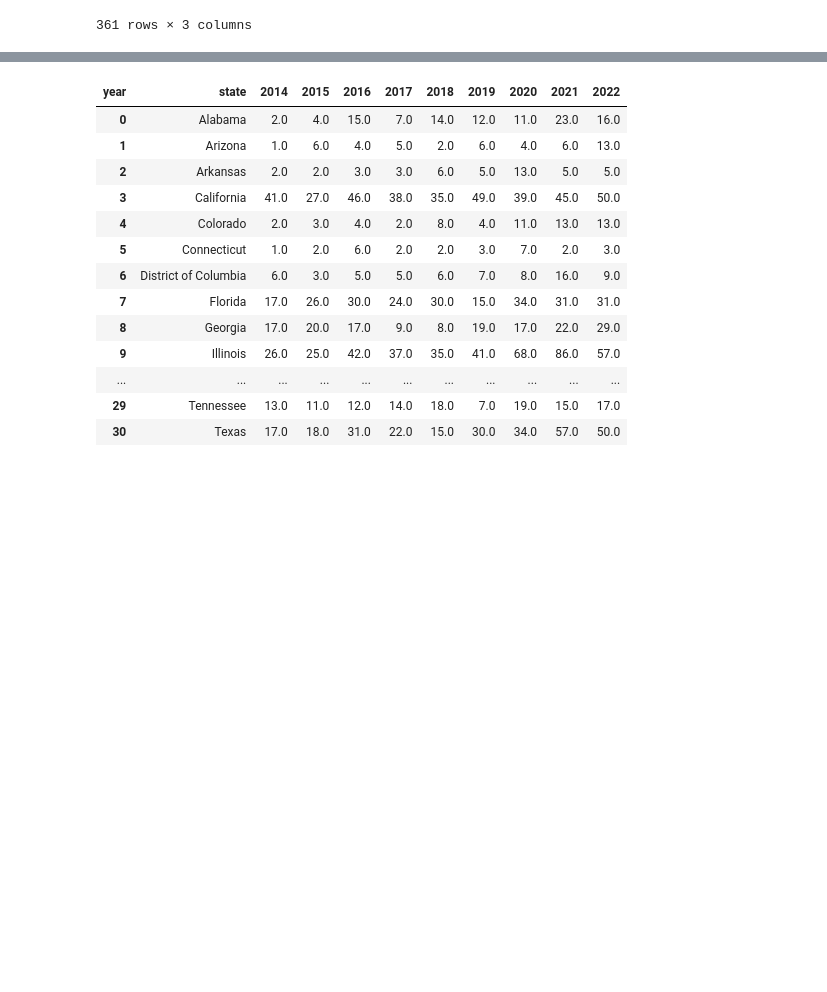
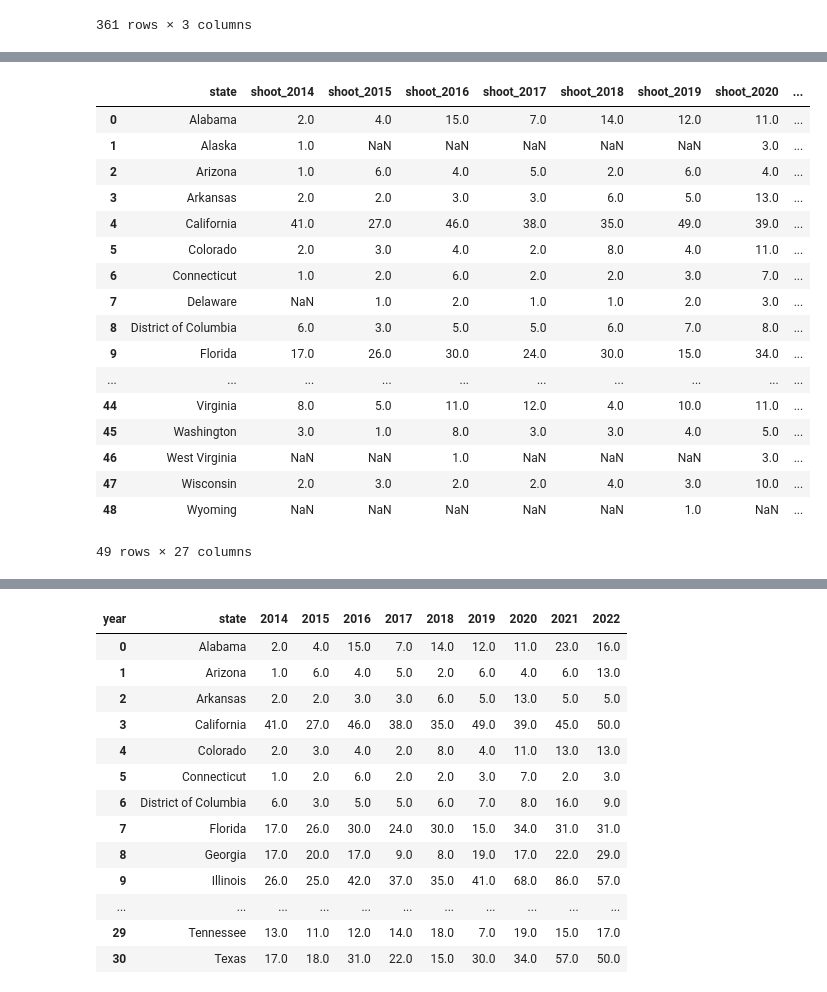
Before and after one commit to poojachaudhuri/project-2, a Jupyter notebook: plotting.ipynb, the cells around one changed output, grey strips where cells are left out. Saved outputs shown, nothing was run; the diff lists cells and outputs as text; code cells hidden in the pictures; blank space fills up the shorter version.

```diff
--- a/plotting.ipynb
+++ b/plotting.ipynb
@@ -506,0 +546,5 @@ df_state
+# %%
+# read the csv file
+
+df_state_wise = pd.read_csv('states_by_year_cleaned.csv')
+df_state_wise.head()
@@ -506,0 +558,32 @@ df_state
+# %%
+# create columns for shootings per 100,000 people for each state for each year
+
+df_state_wise['norm_2014'] = round(df_state_wise['shoot_2014'] / df_state_wise['pop_2014'] * 100000, 2)
+df_state_wise['norm_2015'] = round(df_state_wise['shoot_2015'] / df_state_wise['pop_2015'] * 100000, 2)
+df_state_wise['norm_2016'] = round(df_state_wise['shoot_2016'] / df_state_wise['pop_2016'] * 100000, 2)
+df_state_wise['norm_2017'] = round(df_state_wise['shoot_2017'] / df_state_wise['pop_2017'] * 100000, 2)
+df_state_wise['norm_2018'] = round(df_state_wise['shoot_2018'] / df_state_wise['pop_2018'] * 100000, 2)
+df_state_wise['norm_2019'] = round(df_state_wise['shoot_2019'] / df_state_wise['pop_2019'] * 100000, 2)
+df_state_wise['norm_2020'] = round(df_state_wise['shoot_2020'] / df_state_wise['pop_2020'] * 100000, 2)
+df_state_wise['norm_2021'] = round(df_state_wise['shoot_2021'] / df_state_wise['pop_2021'] * 100000, 2)
+df_state_wise['norm_2022'] = round(df_state_wise['shoot_2022'] / df_state_wise['pop_2021'] * 100000, 2)
+df_state_wise
+# %% [output]
+|  | state | shoot_2014 | shoot_2015 | shoot_2016 | shoot_2017 | shoot_2018 | shoot_2019 | shoot_2020 | ... |
+| 0 | Alabama | 2.0 | 4.0 | 15.0 | 7.0 | 14.0 | 12.0 | 11.0 | ... |
+| 1 | Alaska | 1.0 | NaN | NaN | NaN | NaN | NaN | 3.0 | ... |
+| 2 | Arizona | 1.0 | 6.0 | 4.0 | 5.0 | 2.0 | 6.0 | 4.0 | ... |
+| 3 | Arkansas | 2.0 | 2.0 | 3.0 | 3.0 | 6.0 | 5.0 | 13.0 | ... |
+| 4 | California | 41.0 | 27.0 | 46.0 | 38.0 | 35.0 | 49.0 | 39.0 | ... |
+| 5 | Colorado | 2.0 | 3.0 | 4.0 | 2.0 | 8.0 | 4.0 | 11.0 | ... |
+| 6 | Connecticut | 1.0 | 2.0 | 6.0 | 2.0 | 2.0 | 3.0 | 7.0 | ... |
+| 7 | Delaware | NaN | 1.0 | 2.0 | 1.0 | 1.0 | 2.0 | 3.0 | ... |
+| 8 | District of Columbia | 6.0 | 3.0 | 5.0 | 5.0 | 6.0 | 7.0 | 8.0 | ... |
+| 9 | Florida | 17.0 | 26.0 | 30.0 | 24.0 | 30.0 | 15.0 | 34.0 | ... |
+| ... | ... | ... | ... | ... | ... | ... | ... | ... | ... |
+| 44 | Virginia | 8.0 | 5.0 | 11.0 | 12.0 | 4.0 | 10.0 | 11.0 | ... |
+| 45 | Washington | 3.0 | 1.0 | 8.0 | 3.0 | 3.0 | 4.0 | 5.0 | ... |
+| 46 | West Virginia | NaN | NaN | 1.0 | NaN | NaN | NaN | 3.0 | ... |
+| 47 | Wisconsin | 2.0 | 3.0 | 2.0 | 2.0 | 4.0 | 3.0 | 10.0 | ... |
+| 48 | Wyoming | NaN | NaN | NaN | NaN | NaN | 1.0 | NaN | ... |
+49 rows × 27 columns
```
Also changed, not shown: parts of 22 cells of this notebook, 9 other files.
